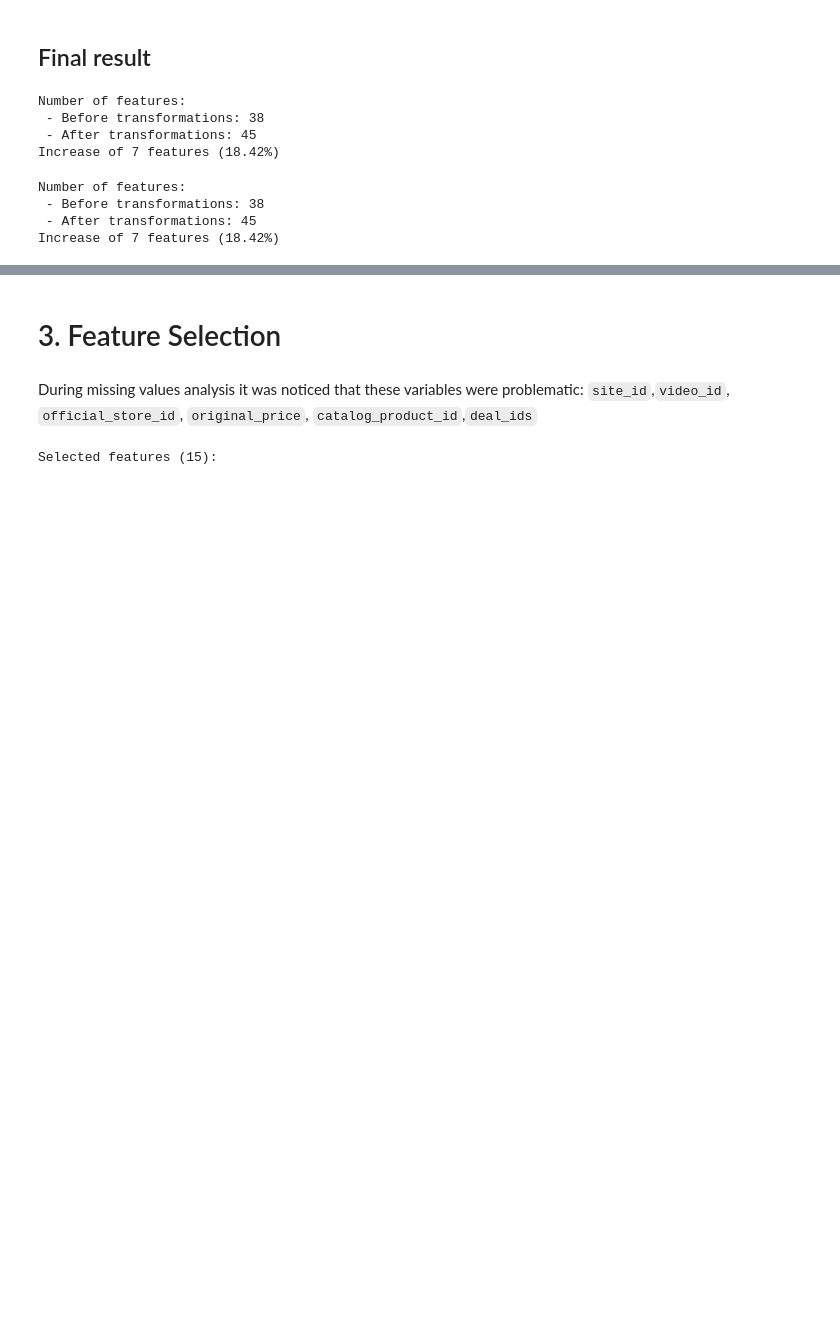
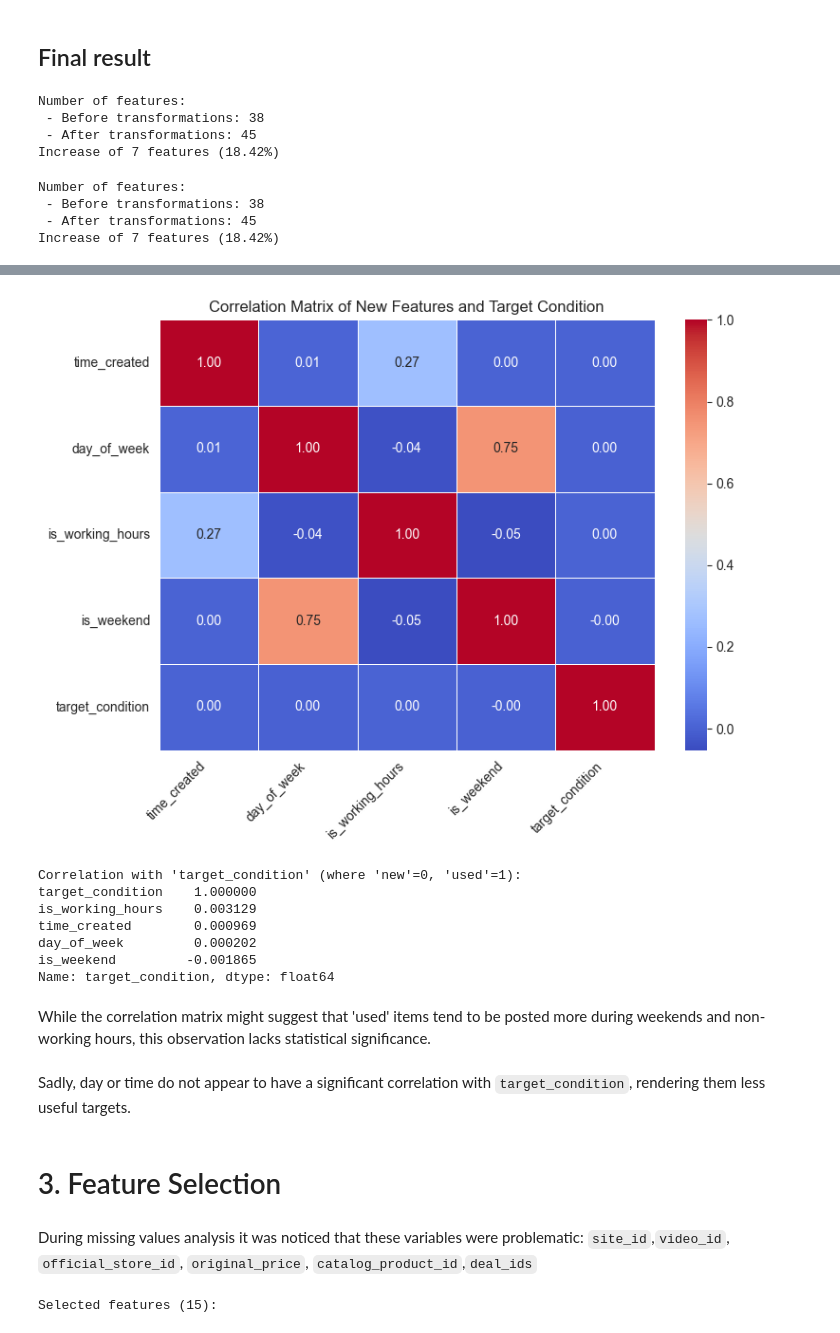
Before and after one commit to MLsound/mercadolibre-new-used-prediction, a Jupyter notebook: EDA.ipynb, the cells around one changed output, grey strips where cells are left out. Drawn from its saved outputs; the diff is of its cells as text; code cells hidden in the pictures; blank space fills up the shorter version.

```diff
--- a/EDA.ipynb
+++ b/EDA.ipynb
@@ -623,7 +623,7 @@ def remove_outliers_iqr(data: list[pd.DataFrame], column: str, iqr_factor: float
         iqr_factor (float): The multiplier for the IQR to define outlier bounds (default is 1.5).
 
     Returns:
-        pd.DataFrame: A new DataFrame with outliers removed from the specified column.
+        list[pd.DataFrame]: A list with new DataFrames for every split with outliers removed from the specified column.
     """
     df_train = data[0]
     df_test = data[1]
@@ -925,0 +960,13 @@ Increase of 7 features (18.42%)
+# %%
+# 1. Create 'is_weekend' feature
+# Days of the week are 0=Monday, 1=Tuesday, ..., 4=Friday, 5=Saturday, 6=Sunday
+# So, Saturday (5) and Sunday (6) are weekends.
+test_df['is_weekend'] = test_df['day_of_week'].isin([5, 6]).astype(int)
+
+# 2. Create 'is_working_hours' feature
+# Working hours are between 6 AM (inclusive) and 8 PM (inclusive)
+# This means hours 6, 7, ..., 20.
+test_df['is_working_hours'] = (
+    (test_df['time_created'] >= 6) &
+    (test_df['time_created'] <= 20)
+).astype(int)
@@ -926,3 +990,42 @@ Increase of 7 features (18.42%)
+# %%
+# Understanding correlation with the target variable
+
+target_numerical = y_train_df.map({'new': 1, 'used': 0})
+correlation_df = test_df[['time_created', 'day_of_week', 'is_working_hours', 'is_weekend']].copy()
+correlation_df['target_is_new'] = target_numerical
+correlation_matrix = correlation_df.corr()
+
+# Graph
+plt.figure(figsize=(8, 6))
+sns.heatmap(
+    correlation_matrix,
+    annot=True,
+    cmap='coolwarm',
+    fmt=".2f",
+    linewidths=.5
+)
+plt.title('Correlation Matrix of New Features and Target Condition')
+plt.xticks(rotation=45, ha='right')
+plt.yticks(rotation=0)
+plt.tight_layout()
+#plt.savefig('new_features_correlation_heatmap.png')
+plt.show()
+
+print("Correlation with 'target_condition' (where 'new'=1, 'used'=0):")
+print(correlation_matrix['target_condition'].sort_values(ascending=False))
+# %% [output]
+[figure, added]
+Correlation with 'target_condition' (where 'new'=0, 'used'=1):
+target_condition    1.000000
+is_working_hours    0.003129
+time_created        0.000969
+day_of_week         0.000202
+is_weekend         -0.001865
+Name: target_condition, dtype: float64
+# %% [markdown]
+While the correlation matrix might suggest that 'used' items tend to be posted more during weekends and non-working hours, this observation lacks statistical significance.
+# %% [markdown]
+Sadly, day or time do not appear to have a significant correlation with `target_condition`, rendering them less useful targets.
 # %% [markdown]
 # 3. Feature Selection
 # %%
```
Also changed, not shown: parts of 21 cells of this notebook, 3 other files.
